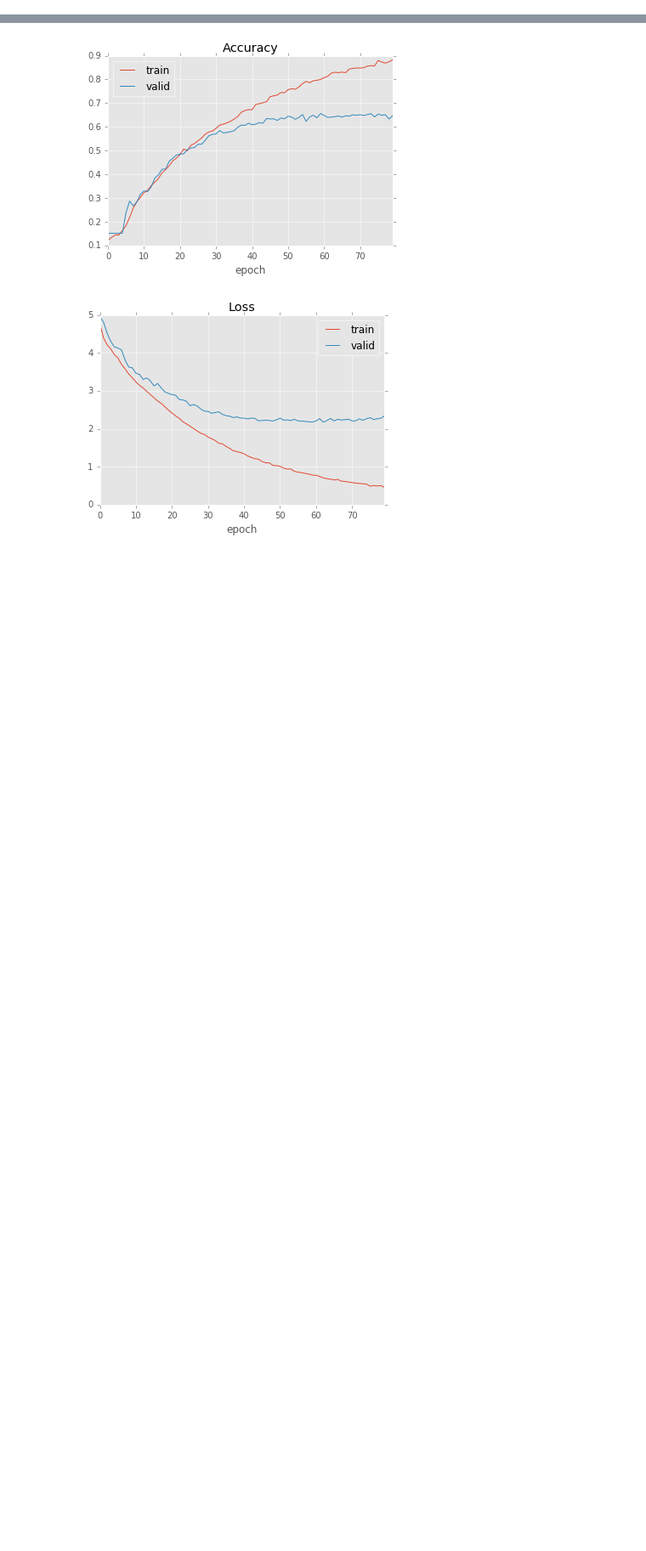
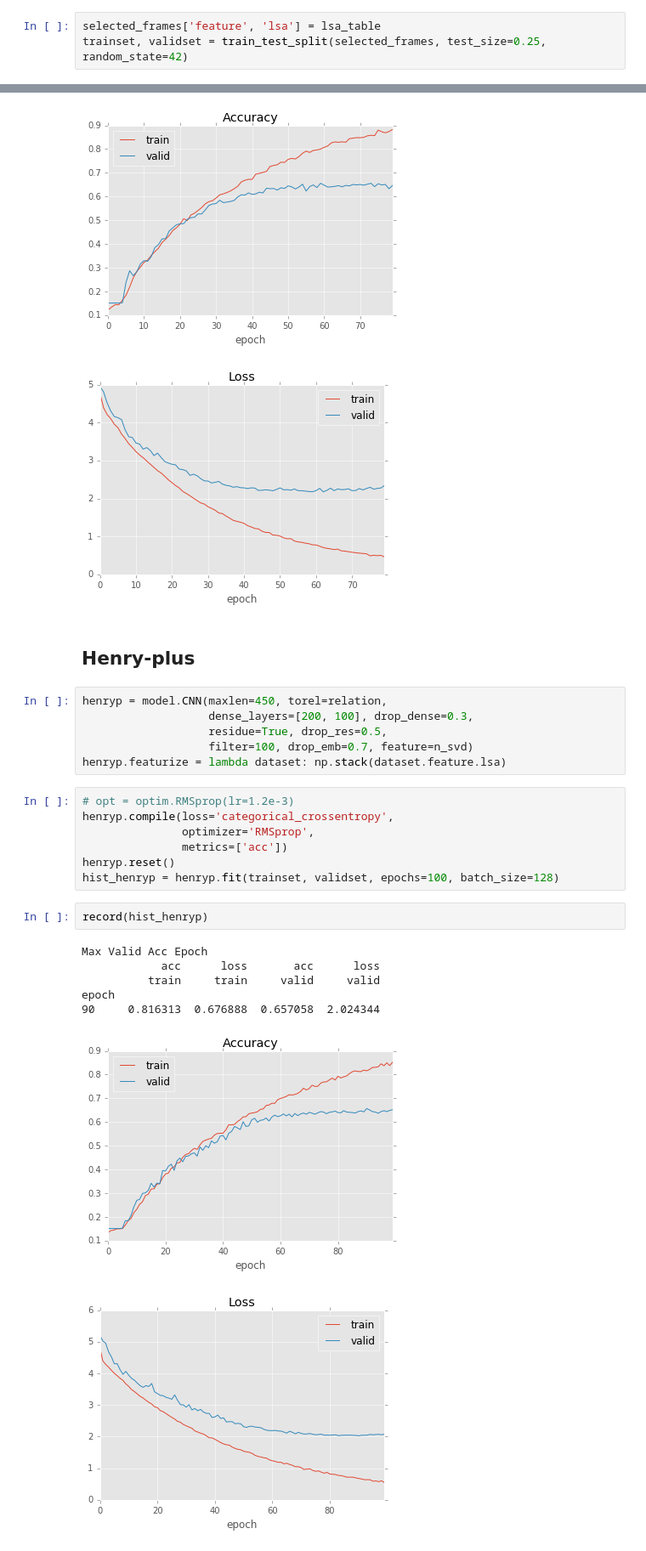
Before and after one commit to vickyliin/NLIL, a Jupyter notebook: train_law_classifier_cnn.ipynb, the cells around one changed output, grey strips where cells are left out. Shown at 85% size. Saved outputs shown, nothing was run; the diff lists cells and outputs as text; blank space fills up the shorter version.

```diff
--- a/train_law_classifier_cnn.ipynb
+++ b/train_law_classifier_cnn.ipynb
@@ -128,0 +126,3 @@ validset = validset.join(lsa_table)
+# %%
+selected_frames['feature', 'lsa'] = lsa_table
+trainset, validset = train_test_split(selected_frames, test_size=0.25, random_state=42)
@@ -339,3 +357,28 @@ epoch
 59     0.800066  0.778056  0.656064  2.178043
 [figure]
 [figure]
+# %% [markdown]
+## Henry-plus
+# %%
+henryp = model.CNN(maxlen=450, torel=relation,
+                   dense_layers=[200, 100], drop_dense=0.3,
+                   residue=True, drop_res=0.5,
+                   filter=100, drop_emb=0.7, feature=n_svd)
+henryp.featurize = lambda dataset: np.stack(dataset.feature.lsa)
+# %%
+# opt = optim.RMSprop(lr=1.2e-3)
+henryp.compile(loss='categorical_crossentropy',
+               optimizer='RMSprop',
+               metrics=['acc'])
+henryp.reset()
+hist_henryp = henryp.fit(trainset, validset, epochs=100, batch_size=128)
+# %%
+record(hist_henryp)
+# %% [output]
+Max Valid Acc Epoch
+            acc      loss       acc      loss
+          train     train     valid     valid
+epoch
+90     0.816313  0.676888  0.657058  2.024344
+[figure, added]
+[figure, added]
```
Also changed, not shown: parts of 9 cells of this notebook.
